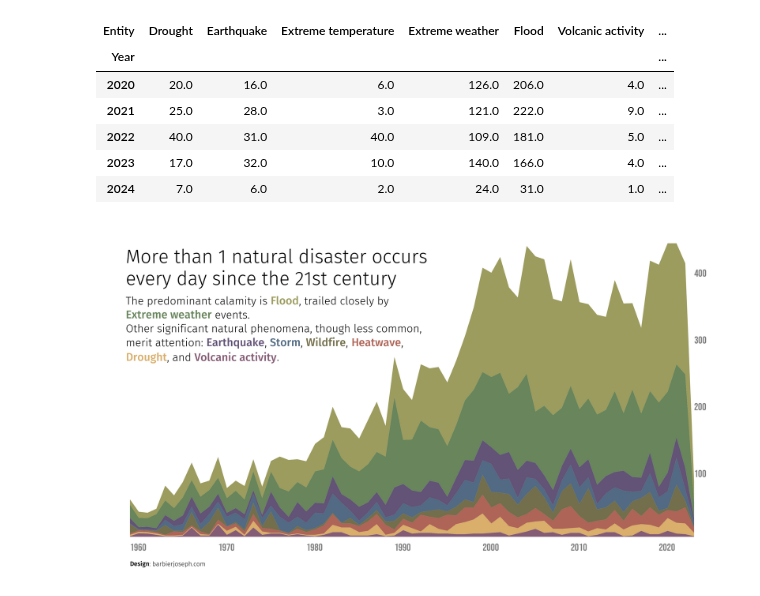
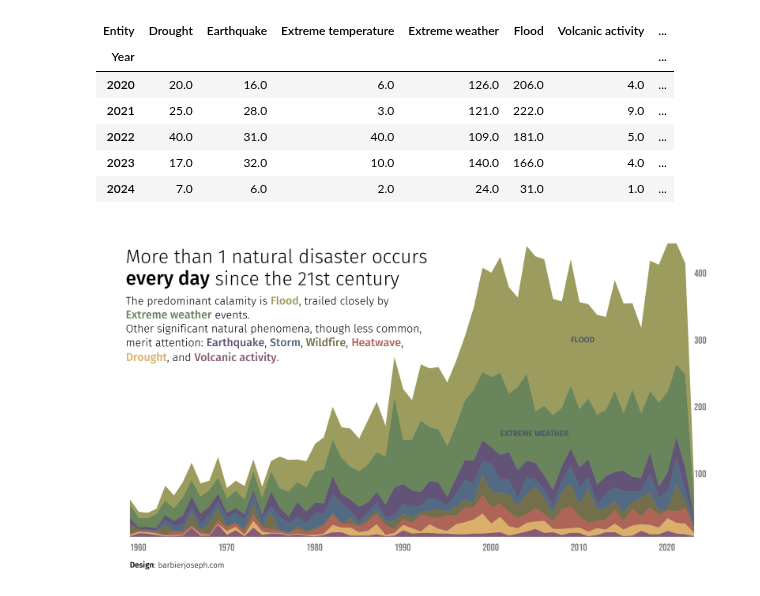
Before and after one commit to JosephBARBIERDARNAL/misc-dataviz, a Jupyter notebook: natural-disaster/code.ipynb, the cells around one changed output. Drawn from its saved outputs; the diff is of its cells as text; code cells hidden in the pictures.

Commit message:
add stacked area plot

```diff
--- a/natural-disaster/code.ipynb
+++ b/natural-disaster/code.ipynb
@@ -46,10 +46,11 @@ areas = np.stack(df[columns].values, axis=-1)
 ax.stackplot(x, areas, colors=colors)
 
 fig_text(
-   s='More than 1 natural disaster occurs\nevery day since the 21st century',
+   s='More than 1 natural disaster occurs\n<every day> since the 21st century',
    x=.155, y=.83, fontsize=24,
    ha='left', va='top', color='black',
-   font=other_font, fig=fig
+   font=other_font, fig=fig,
+   highlight_textprops=[{'font': other_bold_font}]
 )
 
 for year in range(1960, 2030, 10):
@@ -68,41 +69,40 @@ for value in range(100, 500, 100):
       color='grey'
    )
 
-# ax_text(x=2010, y=300, s='Flood', color='black', font=other_font)
-# ax_text(x=2002, y=160, s='Extreme weather', color='black', font=other_font)
-# ax_text(x=2013.5, y=86, s='Earthquake', color='black', font=other_font)
+ax_text(x=2010, y=300, s='Flood'.upper(), color='#4a4e69', font=other_bold_font)
+ax_text(x=2002, y=160, s='Extreme weather'.upper(), color='#4a4e69', font=other_bold_font)
 
 text = """
 The predominant calamity is <Flood>, trailed closely by
 <Extreme weather> events.
 Other significant natural phenomena, though less common,
 merit attention: <Earthquake>, <Storm>, <Wildfire>, <Heatwave>,
 <Drought>, and <Volcanic activity>.
 """
 fig_text(
    x=.155, y=.72, s=text, fontsize=14,
    ha='left', va='top', color='black',
    font=other_font, fig=fig,
    highlight_textprops=[
       {'color': colors[7], 'font': other_bold_font},
       {'color': colors[6], 'font': other_bold_font},
       {'color': colors[5], 'font': other_bold_font},
       {'color': colors[4], 'font': other_bold_font},
       {'color': colors[3], 'font': other_bold_font},
       {'color': colors[2], 'font': other_bold_font},
       {'color': colors[1], 'font': other_bold_font},
       {'color': colors[0], 'font': other_bold_font}
    ]
 )
 
 fig_text(
    s='<Design>: barbierjoseph.com', x=.16, y=.05,
-   fontsize=8, ha='left', va='top',
+   fontsize=10, ha='left', va='top',
    color='black', fontproperties=other_font,
    highlight_textprops=[{'font': other_bold_font}]
 )
 
 plt.savefig('natural-disasters.png', bbox_inches='tight', dpi=300)
 plt.show()
 # %% [output]
-[figure, old version]
+[figure, new version]
```
